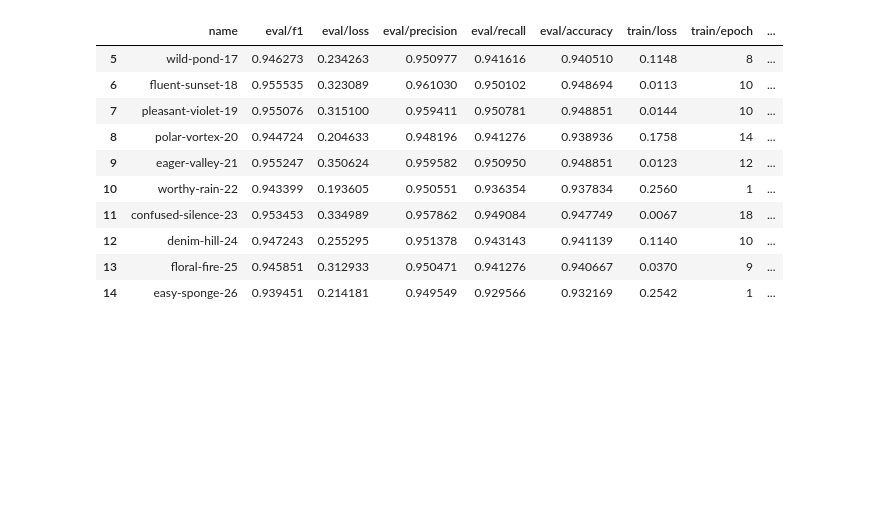
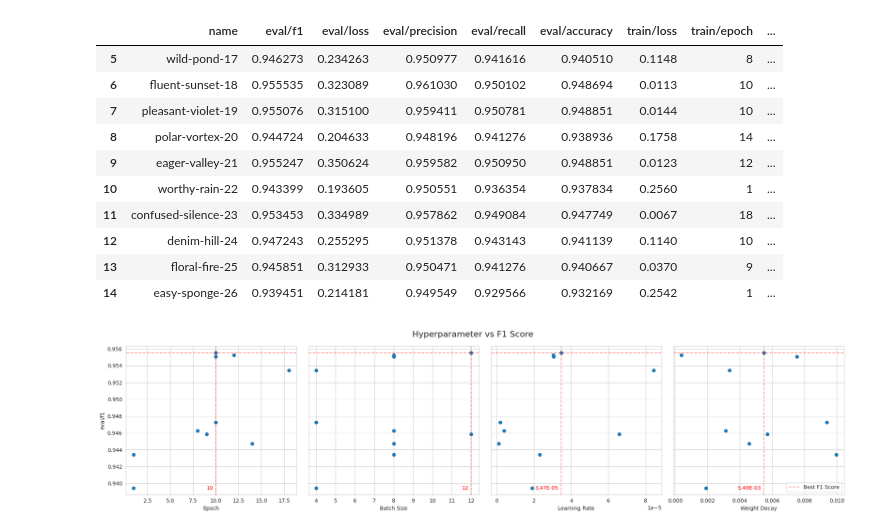
Before and after one commit to Cogniveon/nlpcw, a Jupyter notebook: evaluation.ipynb, the cells around one changed output. Drawn from its saved outputs; the diff is of its cells as text; code cells hidden in the pictures; blank space fills up the shorter version.

Commit message:
optuna evaluation metrics viz

```diff
--- a/evaluation.ipynb
+++ b/evaluation.ipynb
@@ -153,3 +153,38 @@ optuna_exps_df
 | 12 | denim-hill-24 | 0.947243 | 0.255295 | 0.951378 | 0.943143 | 0.941139 | 0.1140 | 10 | ... |
 | 13 | floral-fire-25 | 0.945851 | 0.312933 | 0.950471 | 0.941276 | 0.940667 | 0.0370 | 9 | ... |
 | 14 | easy-sponge-26 | 0.939451 | 0.214181 | 0.949549 | 0.929566 | 0.932169 | 0.2542 | 1 | ... |
+# %%
+import matplotlib.pyplot as plt
+from decimal import Decimal
+
+n_axes = {'train/epoch': 'Epoch', 'per_device_train_batch_size': 'Batch Size', 'learning_rate': 'Learning Rate', 'weight_decay': 'Weight Decay'}
+
+best_f1_index = optuna_exps_df['eval/f1'].idxmax()
+best_f1_row = optuna_exps_df.loc[best_f1_index]
+
+fig, axes = plt.subplots(1, len(n_axes), figsize=(20, 5), sharey=True)
+
+for i, x in enumerate(n_axes.items()):
+    x, label = x
+    axes[i].scatter(optuna_exps_df[x], optuna_exps_df['eval/f1'])
+    axes[i].axvline(x=best_f1_row[x], color='red', linestyle='--', alpha=0.4, label='Best F1 Score')
+    axes[i].axhline(y=best_f1_row['eval/f1'], color='red', linestyle='--', alpha=0.4)
+    axes[i].set_xlabel(label)
+    if i == 0:
+        axes[i].set_ylabel('eval/f1')
+
+
+    axes[i].annotate(f"{best_f1_row[x]}" if i < 2 else f"{'%.2E' % Decimal(best_f1_row[x])}",
+                      xy=(best_f1_row[x], 0),
+                      xycoords=('data', 'axes fraction'),
+                      xytext=(-5, 10),
+                      textcoords='offset points',
+                      ha='right',
+                      color='red')
+
+fig.suptitle('Hyperparameter vs F1 Score', fontsize=16)
+plt.tight_layout()
+plt.legend()
+plt.show()
+# %% [output]
+[figure, added]
```
